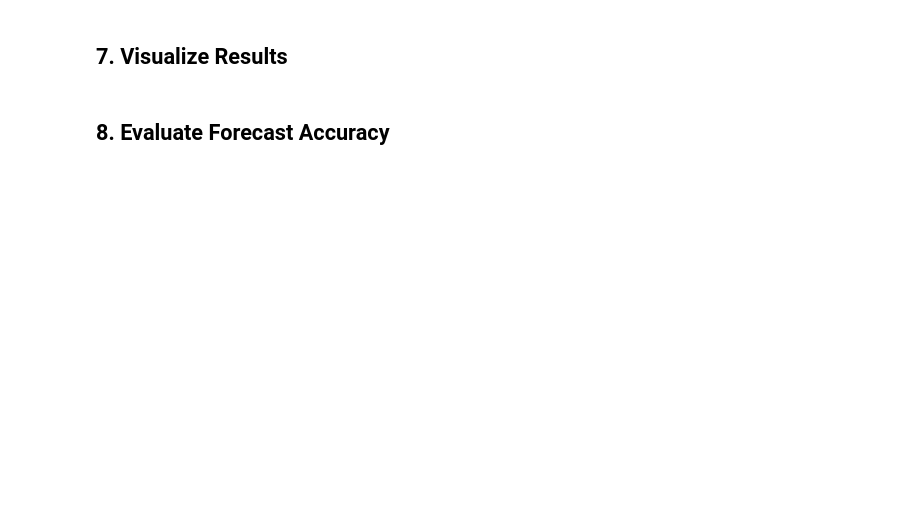
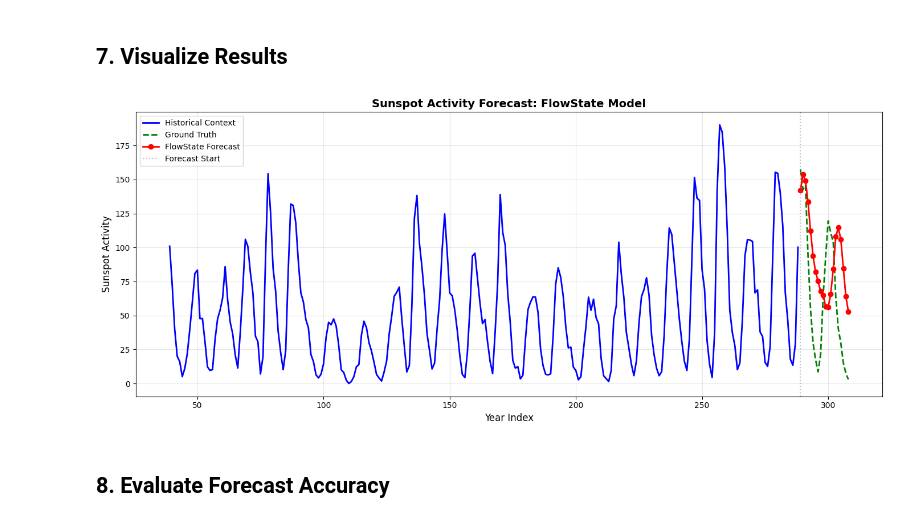
Before and after one commit to S-FM/faim-python-client, a Jupyter notebook: examples/flowstate_simple_example.ipynb, the cells around one changed output. Cells and saved outputs as stored; diff of their text form; code cells hidden in the pictures; blank space fills up the shorter version.

```diff
--- a/examples/flowstate_simple_example.ipynb
+++ b/examples/flowstate_simple_example.ipynb
@@ -146,7 +147,7 @@ BASE_URL = "http://localhost:8003"  # Example: "https://api.faim.example.com"
 client = ForecastClient(
     base_url=BASE_URL,
     timeout=60.0,  # 60 seconds timeout
-    verify_ssl=True
+    verify_ssl=True,
 )
 
 print(f"✓ ForecastClient initialized: {BASE_URL}")
@@ -159,13 +174,13 @@ print(f"✓ ForecastClient initialized: {BASE_URL}")
 request = FlowStateForecastRequest(
     x=x,
     horizon=horizon,
-    model_version="latest",  # or specific version like "1.0"
+    model_version="1",  # or specific version like "1.0"
     scale_factor=1.0,  # Optional: normalization factor
     prediction_type="point",  # Optional: prediction mode
-    compression="zstd"  # Use compression for efficiency
+    compression="zstd",  # Use compression for efficiency
 )
 
-print(f"Request created:")
+print("Request created:")
 print(f"  - Input shape: {request.x.shape}")
 print(f"  - Horizon: {request.horizon}")
 print(f"  - Model version: {request.model_version}")
@@ -184,17 +199,17 @@ try:
     response = client.forecast(ModelName.FLOWSTATE, request)
 
     print("✓ Forecast successful!")
-    print(f"\nResponse details:")
+    print("\nResponse details:")
     print(f"  - Predictions shape: {response.predictions.shape}")
     print(f"  - Metadata: {response.metadata}")
 
     # Extract predictions
-    predictions = response.predictions.flatten()  # Shape: (horizon,)
+    predictions = response.predictions#.flatten()  # Shape: (horizon,)
 
 except Exception as e:
     print(f"✗ Forecast failed: {e}")
     print(f"\nError type: {type(e).__name__}")
-    if hasattr(e, 'details'):
+    if hasattr(e, "details"):
         print(f"Details: {e.details}")
     raise
 # %% [output]
@@ -219,34 +221,53 @@ APIError: Unexpected error: 'error' | details={'model': 'flowstate', 'error_type
+# %%
+predictions = predictions[:,4]
+predictions = predictions.flatten()
 # %% [markdown]
 ## 7. Visualize Results
 # %%
 # Plot forecast vs ground truth
 plt.figure(figsize=(14, 6))
 
 # Historical data (context) - last 100 years before forecast
 historical_start = len(sunspots) - context_length - horizon
-plt.plot(range(historical_start, historical_start + context_length),
-         sunspots[-context_length-horizon:-horizon],
-         label='Historical Context', color='blue', linewidth=2)
+plt.plot(
+    range(historical_start, historical_start + context_length),
+    sunspots[-context_length - horizon : -horizon],
+    label="Historical Context",
+    color="blue",
+    linewidth=2,
+)
 
 # Ground truth (actual future values - last 10 years)
-plt.plot(range(historical_start + context_length, historical_start + context_length + horizon),
-         y_true,
-         label='Ground Truth', color='green', linewidth=2, linestyle='--')
+plt.plot(
+    range(historical_start + context_length, historical_start + context_length + horizon),
+    y_true,
+    label="Ground Truth",
+    color="green",
+    linewidth=2,
+    linestyle="--",
+)
 
 # Predictions
-plt.plot(range(historical_start + context_length, historical_start + context_length + horizon),
-         predictions,
-         label='FlowState Forecast', color='red', linewidth=2, marker='o')
+plt.plot(
+    range(historical_start + context_length, historical_start + context_length + horizon),
+    predictions,
+    label="FlowState Forecast",
+    color="red",
+    linewidth=2,
+    marker="o",
+)
 
 # Formatting
-plt.axvline(x=historical_start + context_length, color='gray', linestyle=':', alpha=0.5, label='Forecast Start')
-plt.title('Sunspot Activity Forecast: FlowState Model', fontsize=14, fontweight='bold')
-plt.xlabel('Year Index', fontsize=12)
-plt.ylabel('Sunspot Activity', fontsize=12)
-plt.legend(loc='upper left', fontsize=10)
+plt.axvline(x=historical_start + context_length, color="gray", linestyle=":", alpha=0.5, label="Forecast Start")
+plt.title("Sunspot Activity Forecast: FlowState Model", fontsize=14, fontweight="bold")
+plt.xlabel("Year Index", fontsize=12)
+plt.ylabel("Sunspot Activity", fontsize=12)
+plt.legend(loc="upper left", fontsize=10)
 plt.grid(True, alpha=0.3)
 plt.tight_layout()
 plt.show()
+# %% [output]
+[figure, added]
 # %% [markdown]
 ## 8. Evaluate Forecast Accuracy
 # %%
```
Also changed, not shown: parts of 11 cells of this notebook, 11 other files.
